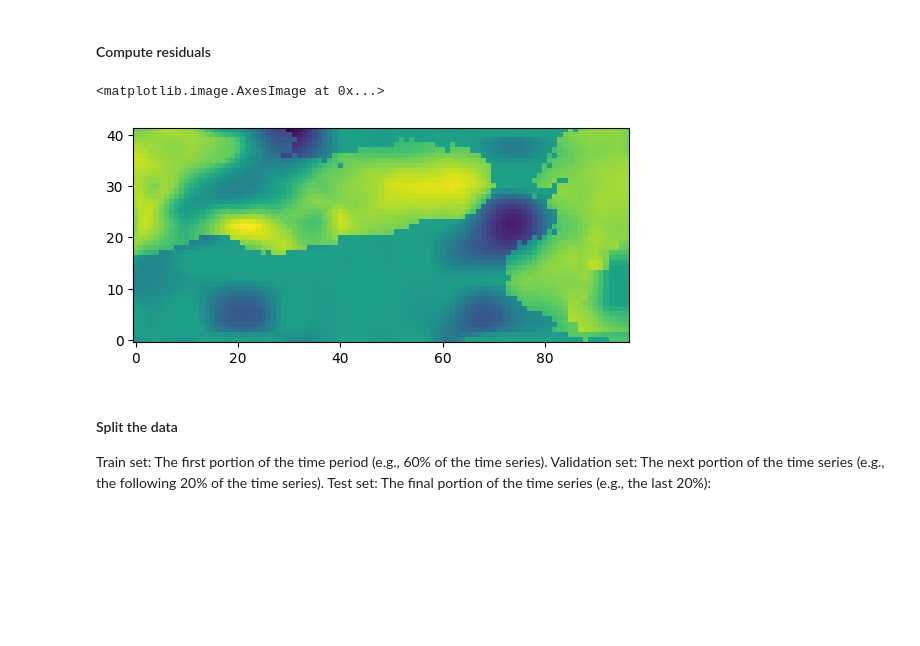
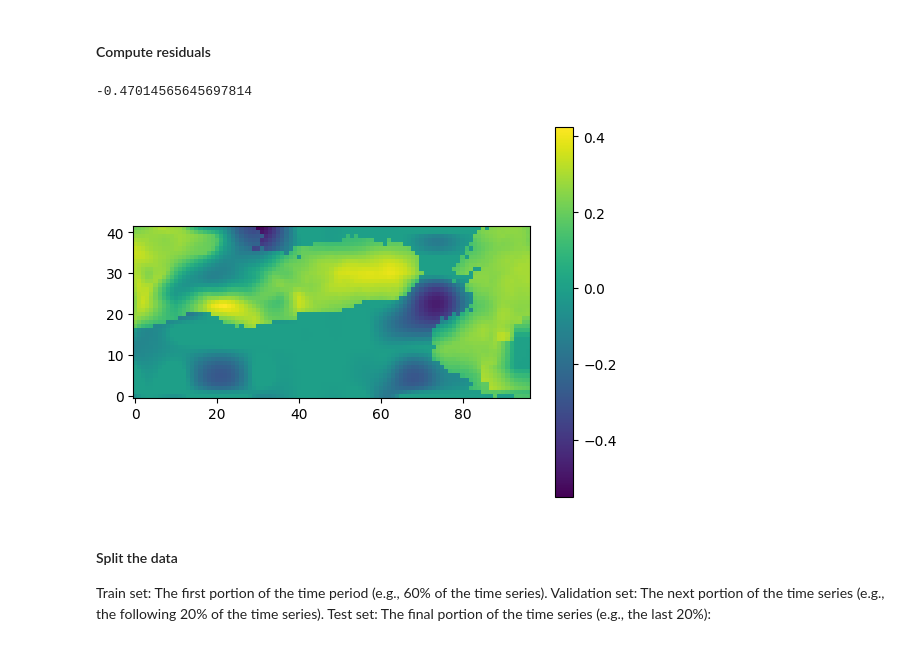
Before and after one commit to alexdum/downscale, a Jupyter notebook: python/gan_02_all_residuals_time_alt.ipynb, the cells around one changed output. Cells and saved outputs as stored; diff of their text form; code cells hidden in the pictures; blank space fills up the shorter version.

```diff
--- a/python/gan_02_all_residuals_time_alt.ipynb
+++ b/python/gan_02_all_residuals_time_alt.ipynb
@@ -164,9 +143,11 @@ res_tas = gmfd_train_tas  - cmip6_train_tas
 res_pr = gmfd_train_pr  - cmip6_train_pr
 # %%
 plt.imshow(res_pr[100, :,:], origin='lower', cmap='viridis')
+plt.colorbar()
+res_tas.min()
 # %% [output]
-<matplotlib.image.AxesImage at 0x...>
+-0.47014565645697814
-[figure, old version]
+[figure, new version]
 # %% [markdown]
 #### Split the data
 Train set: The first portion of the time period (e.g., 60% of the time series).
```
Also changed, not shown: parts of 16 cells of this notebook.
